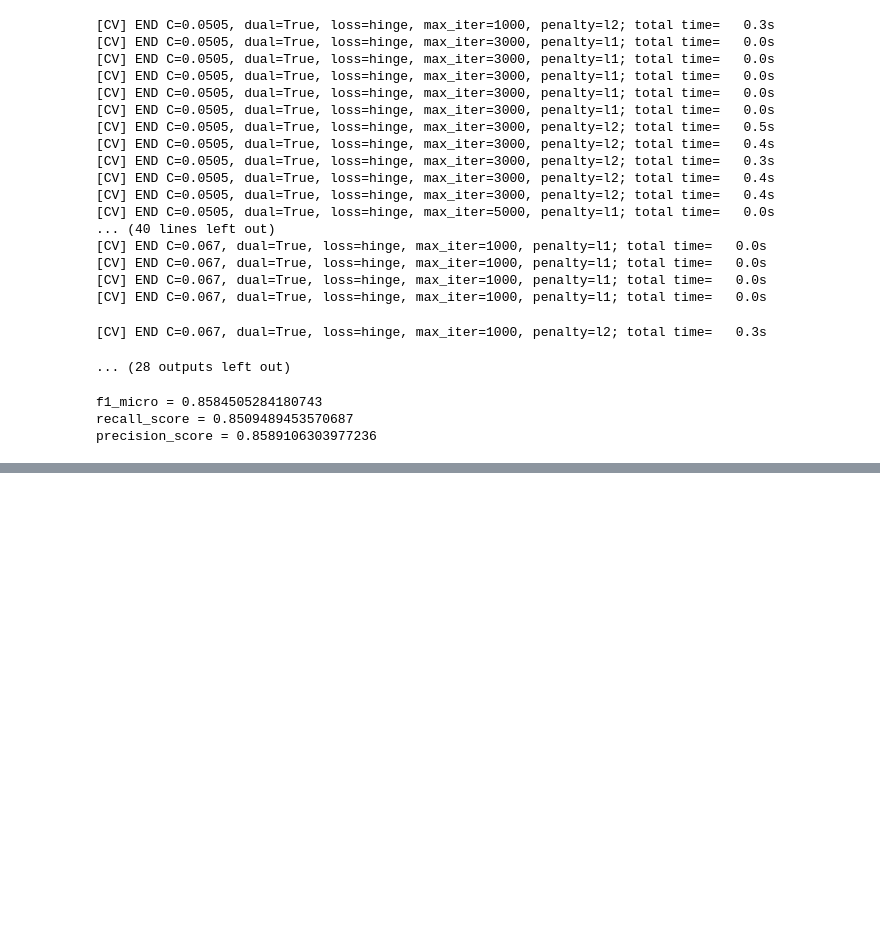
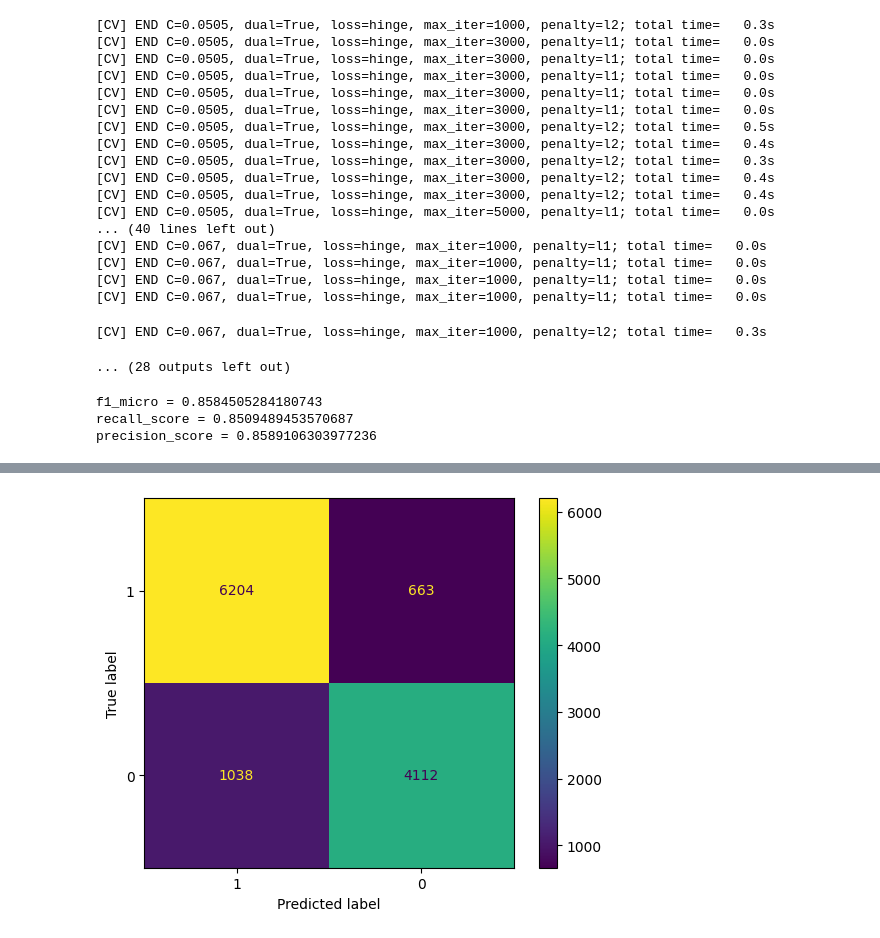
Before and after one commit to HabKaffee/nlp_classification, a Jupyter notebook: report.ipynb, the cells around one changed output, grey strips where cells are left out. Saved outputs shown, nothing was run; the diff lists cells and outputs as text; code cells hidden in the pictures; blank space fills up the shorter version.

```diff
--- a/report.ipynb
+++ b/report.ipynb
@@ -393,0 +398,4 @@ precision_score = 0.8589106303977236
+# %%
+display_conf_matrix(Y_test, Y_pred_linSVC, Y)
+# %% [output]
+[figure, added]
```
Also changed, not shown: parts of 1 cell of this notebook.
